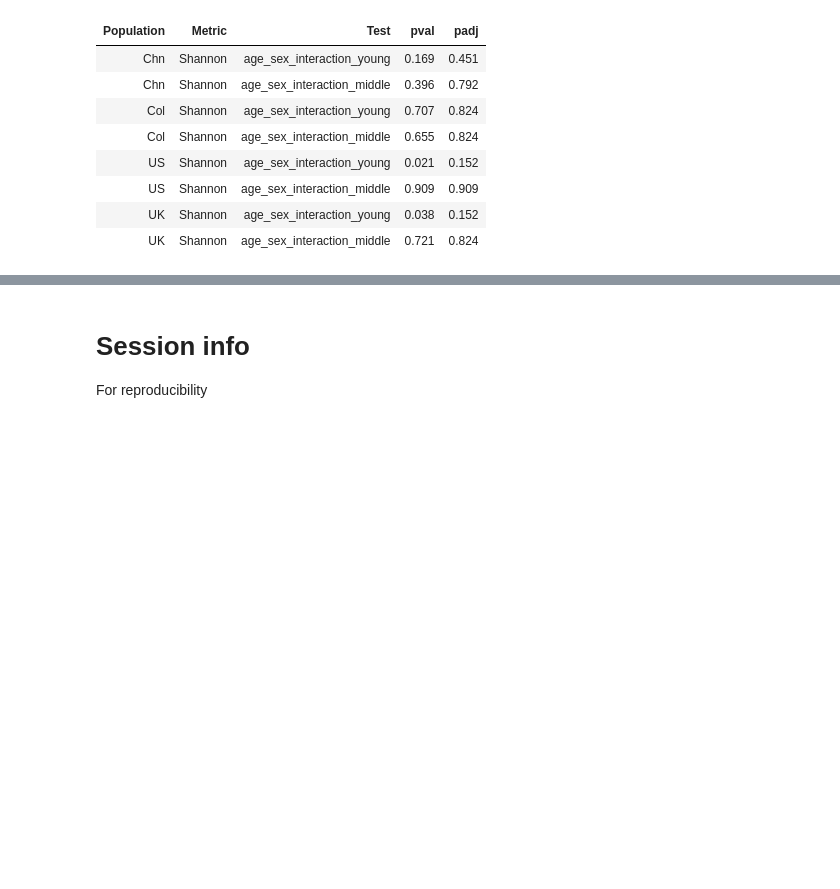
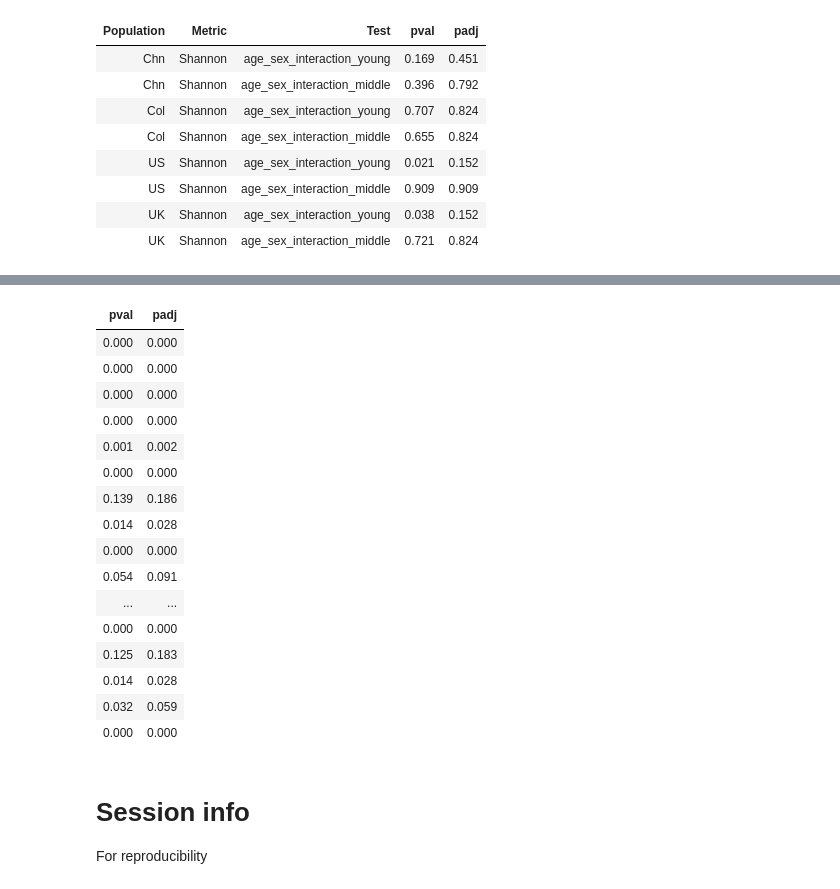
Before and after one commit to jacodela/microbio_aDiv, a Jupyter notebook: pvalues/Adjust_pvalue.ipynb, the cells around one changed output, grey strips where cells are left out. Cells and saved outputs as stored; diff of their text form; code cells hidden in the pictures; blank space fills up the shorter version.

Commit message:
P-adjust RF

```diff
--- a/pvalues/Adjust_pvalue.ipynb
+++ b/pvalues/Adjust_pvalue.ipynb
@@ -12,6 +21,7 @@ library(tidyverse)
 Chn_pvals = read.delim("./Chn_pval.tsv")
 Col_pvals = read.delim("./Col_pval.tsv")
 US_UK_pvals = read.delim("./US_UK_pval.tsv")
+RF_pvals = read.delim("./RF_pval.tsv")
 # %%
 # Joint tables
 P_values = bind_rows(Chn_pvals, Col_pvals, US_UK_pvals)
@@ -130,3 +154,25 @@ P_values %>% filter(Metric == "Shannon") %>%
+# %%
+RF_pvals %>%
+    mutate(pval = pval %>% round (., 3),
+           padj = p.adjust(pval, "BH") %>% round (., 3))
+# %% [output]
+| pval | padj |
+| 0.000 | 0.000 |
+| 0.000 | 0.000 |
+| 0.000 | 0.000 |
+| 0.000 | 0.000 |
+| 0.001 | 0.002 |
+| 0.000 | 0.000 |
+| 0.139 | 0.186 |
+| 0.014 | 0.028 |
+| 0.000 | 0.000 |
+| 0.054 | 0.091 |
+| ... | ... |
+| 0.000 | 0.000 |
+| 0.125 | 0.183 |
+| 0.014 | 0.028 |
+| 0.032 | 0.059 |
+| 0.000 | 0.000 |
 # %% [markdown]
 # Session info
 For reproducibility
```
Also changed, not shown: parts of 4 cells of this notebook, 1 other file.
